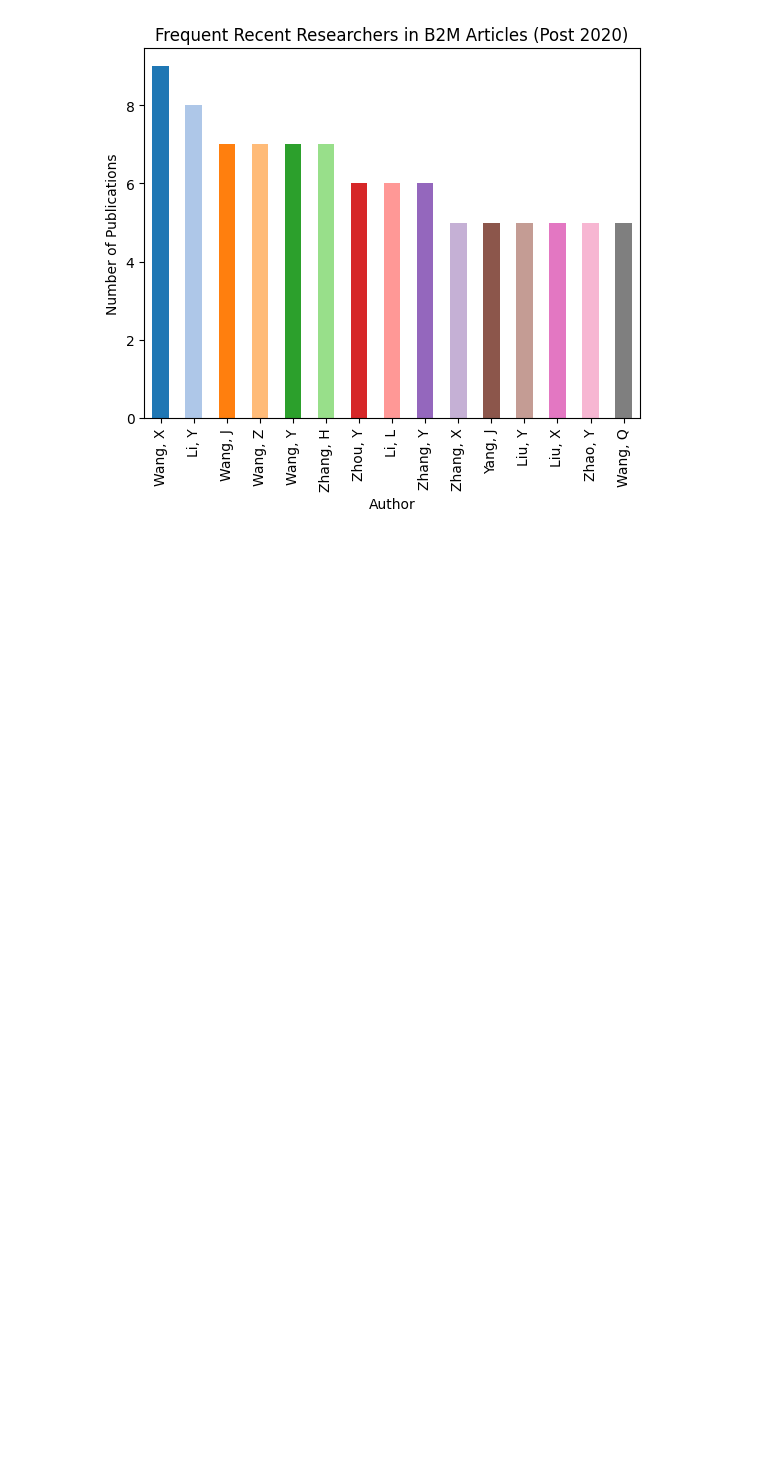
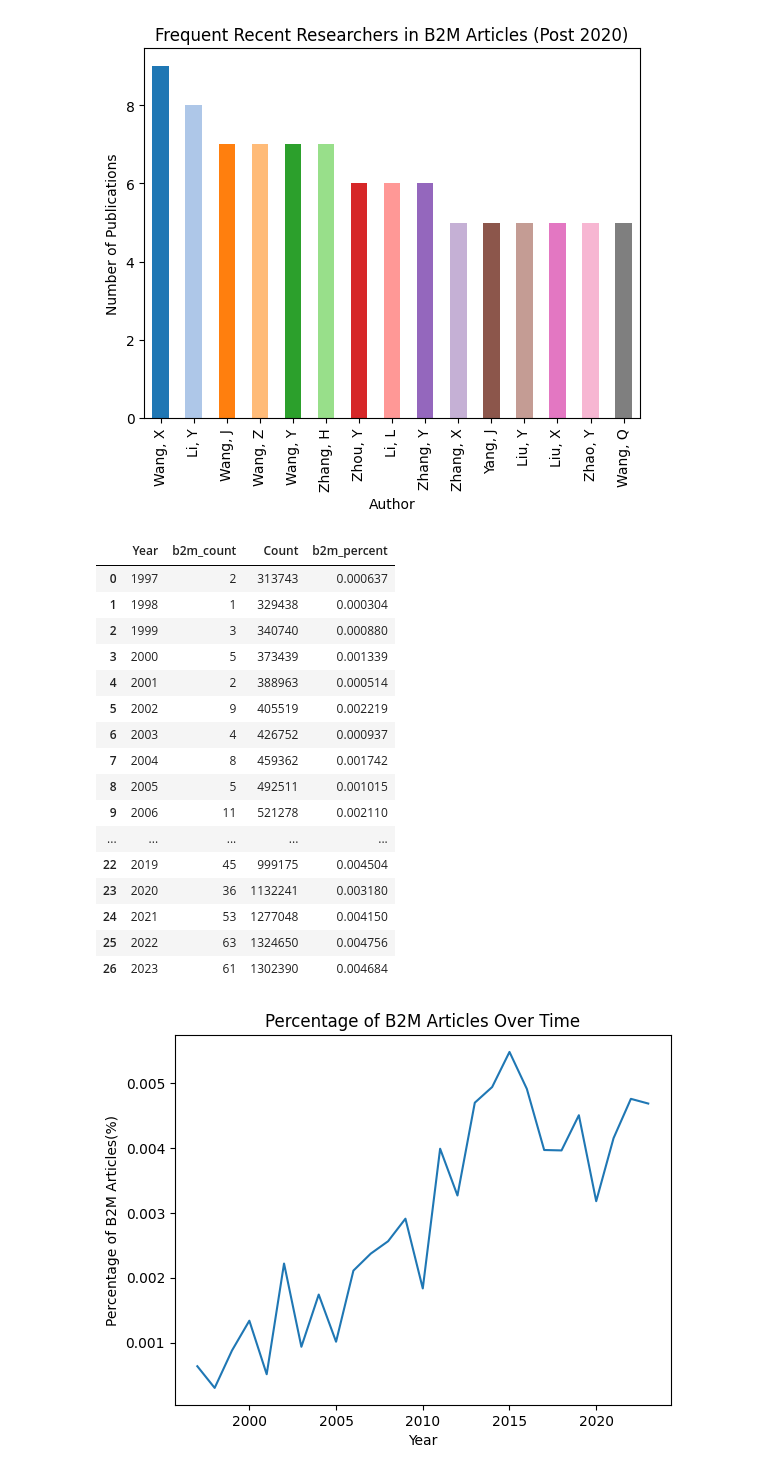
Before and after one commit to LillWawrence/consulting_skills_exam, a Jupyter notebook: mollyconsulting.ipynb, the cells around one changed output. Saved outputs shown, nothing was run; the diff lists cells and outputs as text; code cells hidden in the pictures; blank space fills up the shorter version.

```diff
--- a/mollyconsulting.ipynb
+++ b/mollyconsulting.ipynb
@@ -121,3 +107,42 @@ plt.ylabel('Number of Publications')
 plt.show()
 # %% [output]
 [figure]
+# %%
+#research interest over the year
+
+#paper counts unique PMID
+
+b2m_peryear=(articles.drop_duplicates(subset=['PMID']).groupby('Year').size().reset_index(name='b2m_count'))
+#display(b2m_peryear)
+researchinterest=pd.merge(b2m_peryear, papercounts, on='Year', how='inner')
+#display(researchinterest)
+
+researchinterest['b2m_percent']=researchinterest['b2m_count']*100/researchinterest['Count']
+display(researchinterest)
+
+#plotting this
+
+plt.plot(researchinterest['Year'],researchinterest['b2m_percent'])
+plt.title('Percentage of B2M Articles Over Time')
+plt.xlabel('Year')
+plt.ylabel('Percentage of B2M Articles(%)')
+plt.show()
+# %% [output]
+|  | Year | b2m_count | Count | b2m_percent |
+| 0 | 1997 | 2 | 313743 | 0.000637 |
+| 1 | 1998 | 1 | 329438 | 0.000304 |
+| 2 | 1999 | 3 | 340740 | 0.000880 |
+| 3 | 2000 | 5 | 373439 | 0.001339 |
+| 4 | 2001 | 2 | 388963 | 0.000514 |
+| 5 | 2002 | 9 | 405519 | 0.002219 |
+| 6 | 2003 | 4 | 426752 | 0.000937 |
+| 7 | 2004 | 8 | 459362 | 0.001742 |
+| 8 | 2005 | 5 | 492511 | 0.001015 |
+| 9 | 2006 | 11 | 521278 | 0.002110 |
+| ... | ... | ... | ... | ... |
+| 22 | 2019 | 45 | 999175 | 0.004504 |
+| 23 | 2020 | 36 | 1132241 | 0.003180 |
+| 24 | 2021 | 53 | 1277048 | 0.004150 |
+| 25 | 2022 | 63 | 1324650 | 0.004756 |
+| 26 | 2023 | 61 | 1302390 | 0.004684 |
+[figure, added]
```
Also changed, not shown: parts of 4 cells of this notebook.
